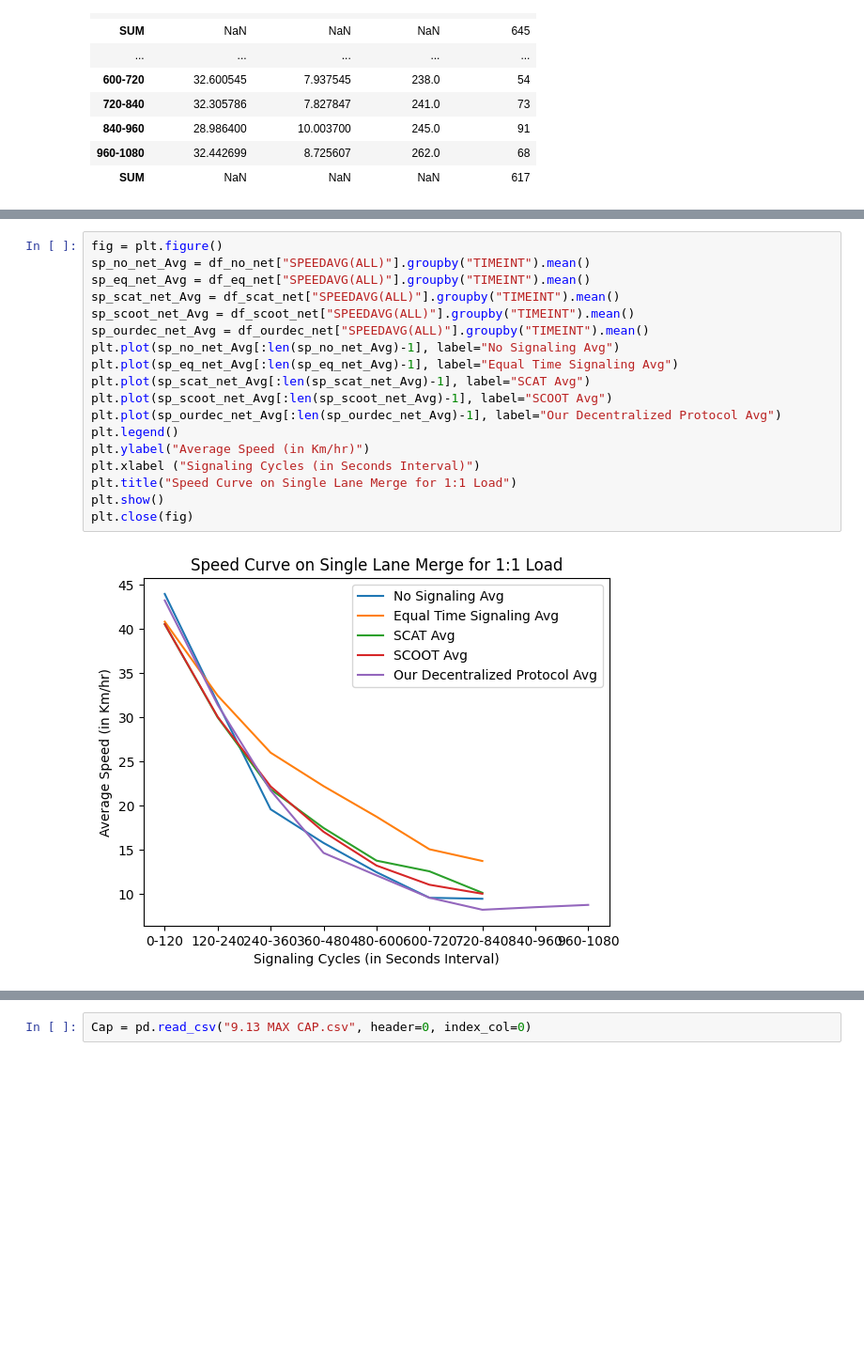
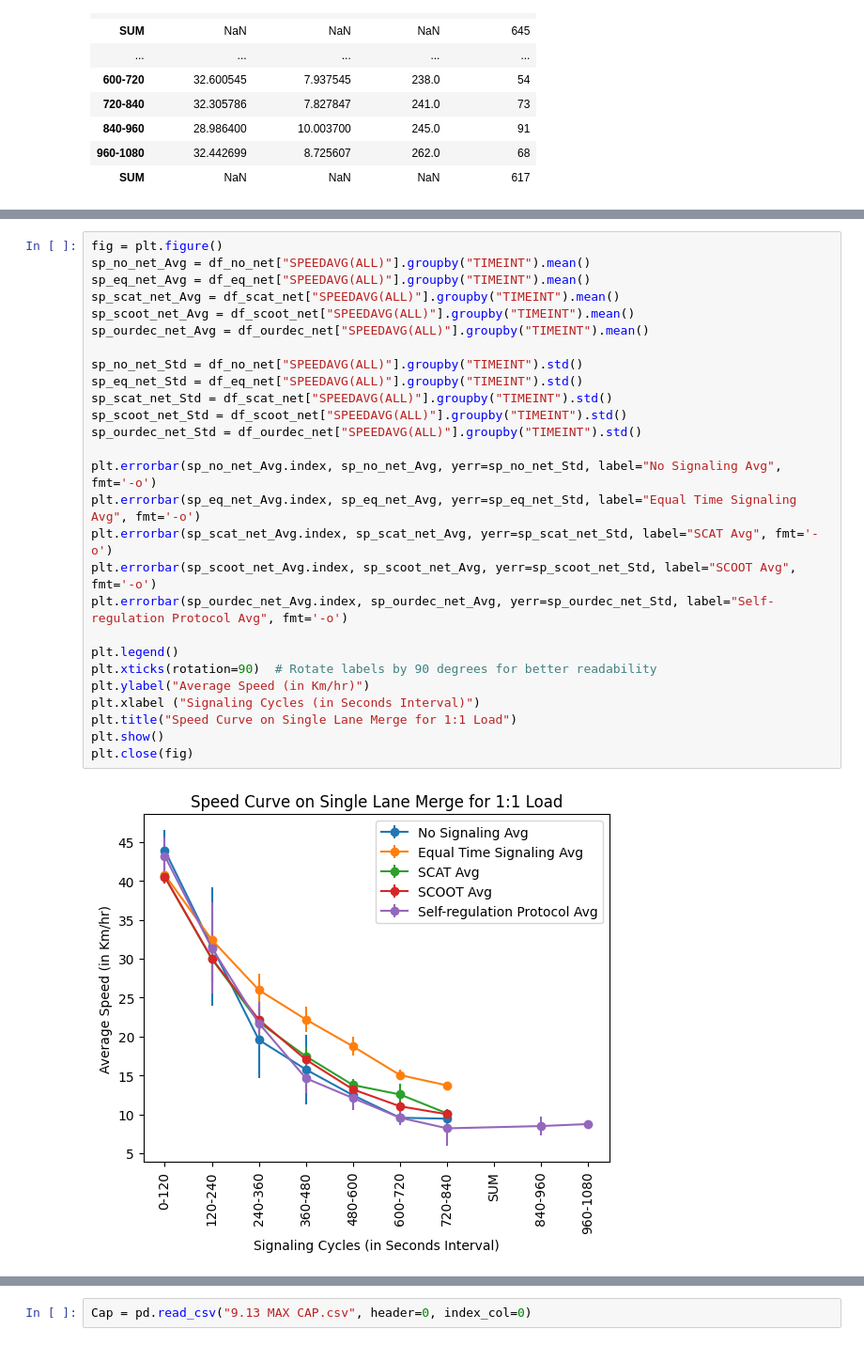
Before and after one commit to ankitbha/scalable-traffic-simulator, a Jupyter notebook: Vissim/Results/9.13 Result/Benchmark_analysis.ipynb, the cells around one changed output, grey strips where cells are left out. Shown: that part at 94% size. Cells and saved outputs as stored; diff of their text form; blank space fills up the shorter version.

```diff
--- a/Vissim/Results/9.13 Result/Benchmark_analysis.ipynb
+++ b/Vissim/Results/9.13 Result/Benchmark_analysis.ipynb
@@ -140,21 +150,30 @@ plt.close(fig)
 # %%
 fig = plt.figure()
 sp_no_net_Avg = df_no_net["SPEEDAVG(ALL)"].groupby("TIMEINT").mean()
 sp_eq_net_Avg = df_eq_net["SPEEDAVG(ALL)"].groupby("TIMEINT").mean()
 sp_scat_net_Avg = df_scat_net["SPEEDAVG(ALL)"].groupby("TIMEINT").mean()
 sp_scoot_net_Avg = df_scoot_net["SPEEDAVG(ALL)"].groupby("TIMEINT").mean()
 sp_ourdec_net_Avg = df_ourdec_net["SPEEDAVG(ALL)"].groupby("TIMEINT").mean()
-plt.plot(sp_no_net_Avg[:len(sp_no_net_Avg)-1], label="No Signaling Avg")
-plt.plot(sp_eq_net_Avg[:len(sp_eq_net_Avg)-1], label="Equal Time Signaling Avg")
-plt.plot(sp_scat_net_Avg[:len(sp_scat_net_Avg)-1], label="SCAT Avg")
-plt.plot(sp_scoot_net_Avg[:len(sp_scoot_net_Avg)-1], label="SCOOT Avg")
-plt.plot(sp_ourdec_net_Avg[:len(sp_ourdec_net_Avg)-1], label="Our Decentralized Protocol Avg")
+
+sp_no_net_Std = df_no_net["SPEEDAVG(ALL)"].groupby("TIMEINT").std()
+sp_eq_net_Std = df_eq_net["SPEEDAVG(ALL)"].groupby("TIMEINT").std()
+sp_scat_net_Std = df_scat_net["SPEEDAVG(ALL)"].groupby("TIMEINT").std()
+sp_scoot_net_Std = df_scoot_net["SPEEDAVG(ALL)"].groupby("TIMEINT").std()
+sp_ourdec_net_Std = df_ourdec_net["SPEEDAVG(ALL)"].groupby("TIMEINT").std()
+
+plt.errorbar(sp_no_net_Avg.index, sp_no_net_Avg, yerr=sp_no_net_Std, label="No Signaling Avg", fmt='-o')
+plt.errorbar(sp_eq_net_Avg.index, sp_eq_net_Avg, yerr=sp_eq_net_Std, label="Equal Time Signaling Avg", fmt='-o')
+plt.errorbar(sp_scat_net_Avg.index, sp_scat_net_Avg, yerr=sp_scat_net_Std, label="SCAT Avg", fmt='-o')
+plt.errorbar(sp_scoot_net_Avg.index, sp_scoot_net_Avg, yerr=sp_scoot_net_Std, label="SCOOT Avg", fmt='-o')
+plt.errorbar(sp_ourdec_net_Avg.index, sp_ourdec_net_Avg, yerr=sp_ourdec_net_Std, label="Self-regulation Protocol Avg", fmt='-o')
+
 plt.legend()
+plt.xticks(rotation=90)  # Rotate labels by 90 degrees for better readability
 plt.ylabel("Average Speed (in Km/hr)")
 plt.xlabel ("Signaling Cycles (in Seconds Interval)")
 plt.title("Speed Curve on Single Lane Merge for 1:1 Load")
 plt.show()
 plt.close(fig)
 # %% [output]
-[figure, old version]
+[figure, new version]
 # %%
```
Also changed, not shown: parts of 3 cells of this notebook.
